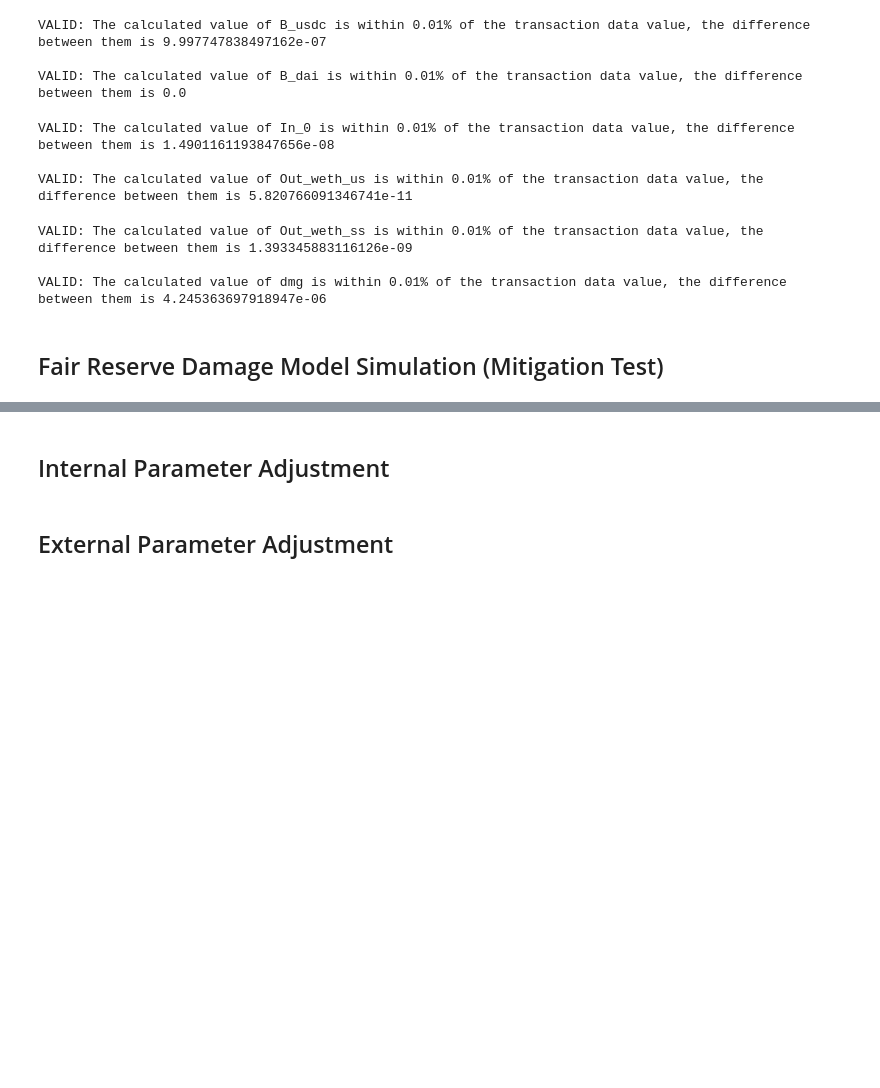
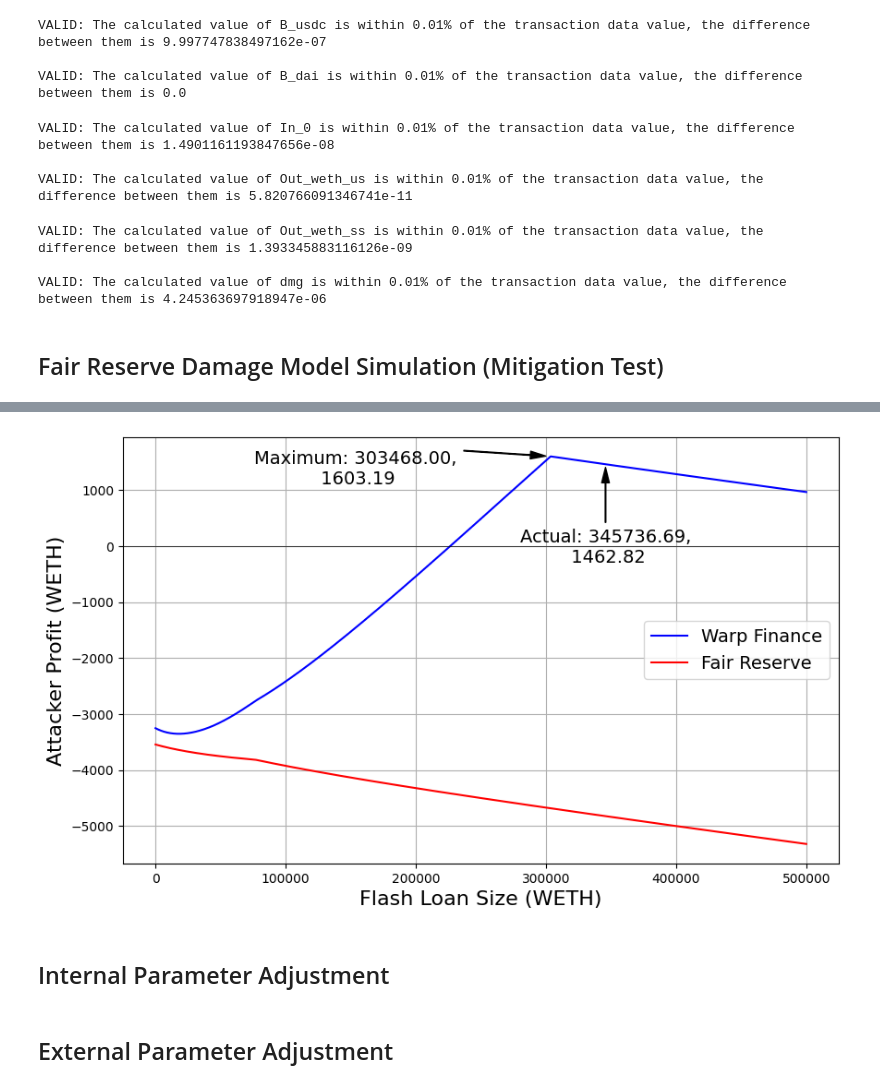
Before and after one commit to MJ-Peters/Flash-Loan-Attack-Analysis-Framework, a Jupyter notebook: Flash Loan Attack Analysis Framework.ipynb, the cells around one changed output, grey strips where cells are left out. Cells and saved outputs as stored; diff of their text form; code cells hidden in the pictures; blank space fills up the shorter version.

Commit message:
Damage model needs adjusting to take changing F_1 values into account

```diff
--- a/Flash Loan Attack Analysis Framework.ipynb
+++ b/Flash Loan Attack Analysis Framework.ipynb
@@ -140,11 +140,13 @@ token_transfers_df
 F_0 = token_transfers_df.loc[(token_transfers_df["from"] == "dYdX: Solo Margin") & (token_transfers_df["tokenSymbol"] == "DAI") & (token_transfers_df["to"] == "Attacker's Contract"), "tokenQuantity"].iloc[0]
 print(f"F_0: DAI borrowed from dYdX = {F_0}")
 
+# The quantity of WETH borrowed from dYdX
+F_1_dydx = token_transfers_df.loc[(token_transfers_df["from"] == "dYdX: Solo Margin") & (token_transfers_df["tokenSymbol"] == "WETH"), "tokenQuantity"].iloc[0]
+
 # The quantity of WETH borrowed from Uniswap and dYdX
 F_1 = token_transfers_df.loc[(token_transfers_df["from"] == "Uniswap V2: WBTC-WETH LP") & (token_transfers_df["tokenSymbol"] == "WETH") & (token_transfers_df["to"] == "Attacker's Contract"), "tokenQuantity"].iloc[0]\
     + token_transfers_df.loc[(token_transfers_df["from"] == "Uniswap V2: USDC-WETH LP") & (token_transfers_df["tokenSymbol"] == "WETH") & (token_transfers_df["to"] == "Attacker's Contract"), "tokenQuantity"].iloc[0]\
-    + token_transfers_df.loc[(token_transfers_df["from"] == "Uniswap V2: USDT-WETH LP") & (token_transfers_df["tokenSymbol"] == "WETH") & (token_transfers_df["to"] == "Attacker's Contract"), "tokenQuantity"].iloc[0]\
-    + token_transfers_df.loc[(token_transfers_df["from"] == "dYdX: Solo Margin") & (token_transfers_df["tokenSymbol"] == "WETH"), "tokenQuantity"].iloc[0]
+    + token_transfers_df.loc[(token_transfers_df["from"] == "Uniswap V2: USDT-WETH LP") & (token_transfers_df["tokenSymbol"] == "WETH") & (token_transfers_df["to"] == "Attacker's Contract"), "tokenQuantity"].iloc[0] + F_1_dydx
 print(f"F_1: WETH borrowed from Uniswap and dYdX= {F_1}\n")
 
 # The quantity of DAI in the pool before providing liquidity
@@ -184,14 +186,6 @@ r_weth = 110167.374111420695655184  # Used Etherscan account balance checker (ET
 
 # The quantity of USDC in the USDC-WETH SushiSwap pool
 r_usdc = 70837678.781592 # Used Etherscan account balance checker (ETH) at block 11473329 not 11473330 as we want the value before the attack has taken place
-
-# The quantity of WETH available in the Uniswap Flashswap service
-F_1_fs = 269299.92  # TODO: Use Uniswap TheGraph to find this
-print(f"   F_1_fs: The quantity of WETH received for the exchange of the remaining USDC = {F_1_fs}")
-
-# The Uniswap Flashswap service fee
-c = F_1_fs * 0.00301114
-print(f"        c: The Uniswap Flashswap service fee = {c}")
 # %% [output]
 F_0: DAI borrowed from dYdX = 2900029.981390875
 F_1: WETH borrowed from Uniswap and dYdX= 345736.68538198655
@@ -338,5 +280,7 @@ print(max(dmg_values))
 # %% [markdown]
 ## Damage Model Validation (Warp Finance)
+# %%
+s_1, D, LP, R_0, R_1, P_LP, B, In_1, Out_0, R_0_new, R_1_new, P_LP_new, B_new, B_dai, B_usdc, In_0, Out_weth_us, Out_weth_ss, c, dmg_warp = damage_model("Warp Finance", F_0, F_1, r_0, r_1, s_0, lp, twap_0, twap_1, V_dai, V_usdc, r_weth, r_usdc)
 # %%
 # Defining a function to check that each variable is within 0.01% of the real world data
 def is_valid(var_str, var, true_var):
@@ -413,5 +357,3 @@ VALID: The calculated value of Out_weth_ss is within 0.01% of the transaction da
 VALID: The calculated value of dmg is within 0.01% of the transaction data value, the difference between them is 4.245363697918947e-06
 # %% [markdown]
 ## Fair Reserve Damage Model Simulation (Mitigation Test)
-# %%
-F_0, F_1, r_0, r_1, s_0, s_1, lp, D, LP, R_0, R_1, twap_0, twap_1, P_LP, B, In_1, Out_0, R_0_new, R_1_new, P_LP_new, B_new, V_dai, B_dai, V_usdc, B_usdc, In_0, Out_weth_us, Out_weth_ss, F_1_fs, c, dmg = damage_model("Fair Reserve")
@@ -436,3 +360,56 @@ F_0, F_1, r_0, r_1, s_0, s_1, lp, D, LP, R_0, R_1, twap_0, twap_1, P_LP, B, In_1
+# %%
+import matplotlib.pyplot as plt
+
+# Define a range of F_1 values from 0 to 500,000
+F_1_values = range(0, 500000)
+
+# Initialize empty lists to store dmg values for both models
+dmg_values_warp = []
+dmg_values_fair = []
+
+# Loop through the F_1 values and calculate dmg for each value for both models
+for F_1_value in F_1_values:
+    # Calculate dmg for "Warp Finance" model
+    s_1, D, LP, R_0, R_1, P_LP, B, In_1, Out_0, R_0_new, R_1_new, P_LP_new, B_new, B_dai, B_usdc, In_0, Out_weth_us, Out_weth_ss, c, dmg_warp = damage_model("Warp Finance", F_0, F_1_value, r_0, r_1, s_0, lp, twap_0, twap_1, V_dai, V_usdc, r_weth, r_usdc)
+    dmg_values_warp.append(dmg_warp)
+
+    # Calculate dmg for "Fair Reserve" model
+    s_1, D, LP, R_0, R_1, P_LP, B, In_1, Out_0, R_0_new, R_1_new, P_LP_new, B_new, B_dai, B_usdc, In_0, Out_weth_us, Out_weth_ss, c, dmg_fair = damage_model("Fair Reserve", F_0, F_1_value, r_0, r_1, s_0, lp, twap_0, twap_1, V_dai, V_usdc, r_weth, r_usdc)
+    dmg_values_fair.append(dmg_fair)
+
+# Plot the DMG vs F_1 continuous line plot for both models
+plt.figure(figsize=(10, 6))
+plt.plot(F_1_values, dmg_values_warp, color="b", label="Warp Finance")
+plt.plot(F_1_values, dmg_values_fair, color="r", label="Fair Reserve")
+plt.xlabel("Flash Loan Size (WETH)", fontsize=16)
+plt.ylabel("Attacker Profit (WETH)", fontsize=16)
+plt.legend(fontsize=14, loc="center right")
+
+# Add horizontal line at y = 0 to make the x-axis more distinct across 0
+plt.axhline(0, color="black", linewidth=0.5, linestyle="-")
+
+# Find the index of the maximum value in dmg_values_warp
+max_index_warp = dmg_values_warp.index(max(dmg_values_warp))
+
+# Annotate the maximum point below the line
+plt.annotate(f"Maximum: {F_1_values[max_index_warp]:.2f},\n {max(dmg_values_warp):.2f}",
+             xy=(F_1_values[max_index_warp], max(dmg_values_warp)),
+             xytext=(F_1_values[max_index_warp] - 150000, max(dmg_values_warp) - 500),
+             arrowprops=dict(facecolor="black", shrink=0.05, width=0.5, headwidth=6),
+             fontsize=14,
+             horizontalalignment="center")
+
+plt.annotate("Actual: 345736.69,\n 1462.82",
+             xy=(345736.68538198655, 1462.819418141686758539),
+             xytext=(345736.68538198655, 1462.819418141686758539 - 1750),
+             arrowprops=dict(facecolor="black", shrink=0.05, width=0.5, headwidth=6),
+             fontsize=14,
+             horizontalalignment="center")
+
+plt.grid()
+plt.show()
+# %% [output]
+[figure, added]
 # %% [markdown]
 ## Internal Parameter Adjustment
 # %% [markdown]
```
Also changed, not shown: parts of 6 cells of this notebook.
